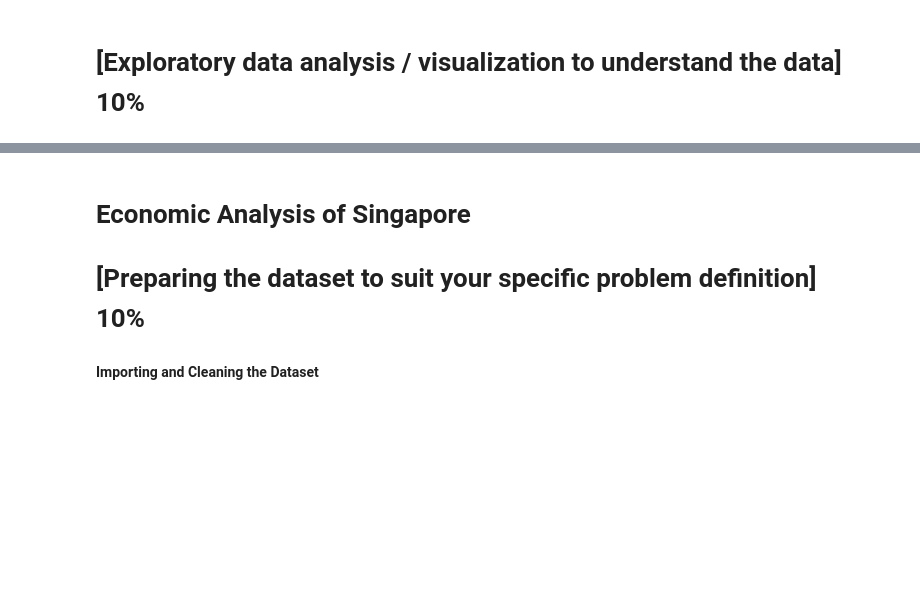
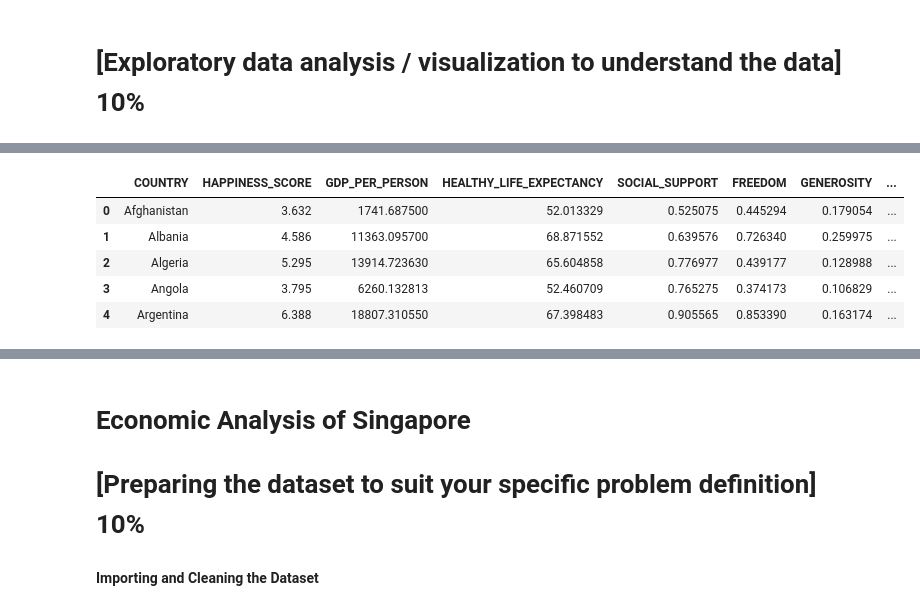
Before and after one commit to guptajay/world-happiness-report, a Jupyter notebook: CZ1015_Mini_Project.ipynb, the cells around one changed output, grey strips where cells are left out. Drawn from its saved outputs; the diff is of its cells as text; code cells hidden in the pictures; blank space fills up the shorter version.

```diff
--- a/CZ1015_Mini_Project.ipynb
+++ b/CZ1015_Mini_Project.ipynb
@@ -23,0 +37,21 @@ What things you need to run the program
+# %%
+data1=pd.read_csv("factor_of_happiness2018.csv")
+data2=pd.read_csv("factor_of_happiness2018(2).csv")
+
+data1.sort_values(by=["Country"],inplace=True,ascending=True)
+data1=data1.reset_index(drop=True)
+data1=pd.DataFrame(data1[:156])
+data=pd.concat([data1,data2],axis=1)
+
+# Convert all Variable Names to UPPERCASE
+data.columns = data.columns.str.upper()
+
+# Remove all spaces and dots from Variable Names
+data.columns = data.columns.str.replace(".","")
+data.columns = data.columns.str.replace(" ","_")
+data.columns = data.columns.str.replace(":","")
+data.columns = data.columns.str.replace("+","")
+data.columns = data.columns.str.replace(",","")
+# %%
+extracts=["COUNTRY","HAPPINESS_SCORE","GDP_PER_PERSON_2015-2017","HEALTHY_LIFE_EXPECTANCY_2015-2017","SOCIAL_SUPPORT_2015-2017","FREEDOM_TO_MAKE_LIFE_CHOICES_2015-2017","GENEROSITY_2015-2017_WITHOUT_ADJUSTMENT_FOR_GDP_PER_PERSON","PERCEPTIONS_OF_CORRUPTION_2015-2017"]
+data=pd.DataFrame(data[extracts])
@@ -23,0 +65,10 @@ What things you need to run the program
+# %%
+data = data.loc[:,~data.columns.duplicated()]
+data.head()
+# %% [output]
+|  | COUNTRY | HAPPINESS_SCORE | GDP_PER_PERSON | HEALTHY_LIFE_EXPECTANCY | SOCIAL_SUPPORT | FREEDOM | GENEROSITY | ... |
+| 0 | Afghanistan | 3.632 | 1741.687500 | 52.013329 | 0.525075 | 0.445294 | 0.179054 | ... |
+| 1 | Albania | 4.586 | 11363.095700 | 68.871552 | 0.639576 | 0.726340 | 0.259975 | ... |
+| 2 | Algeria | 5.295 | 13914.723630 | 65.604858 | 0.776977 | 0.439177 | 0.128988 | ... |
+| 3 | Angola | 3.795 | 6260.132813 | 52.460709 | 0.765275 | 0.374173 | 0.106829 | ... |
+| 4 | Argentina | 6.388 | 18807.310550 | 67.398483 | 0.905565 | 0.853390 | 0.163174 | ... |
```
Also changed, not shown: parts of 25 cells of this notebook, 4 other files.
